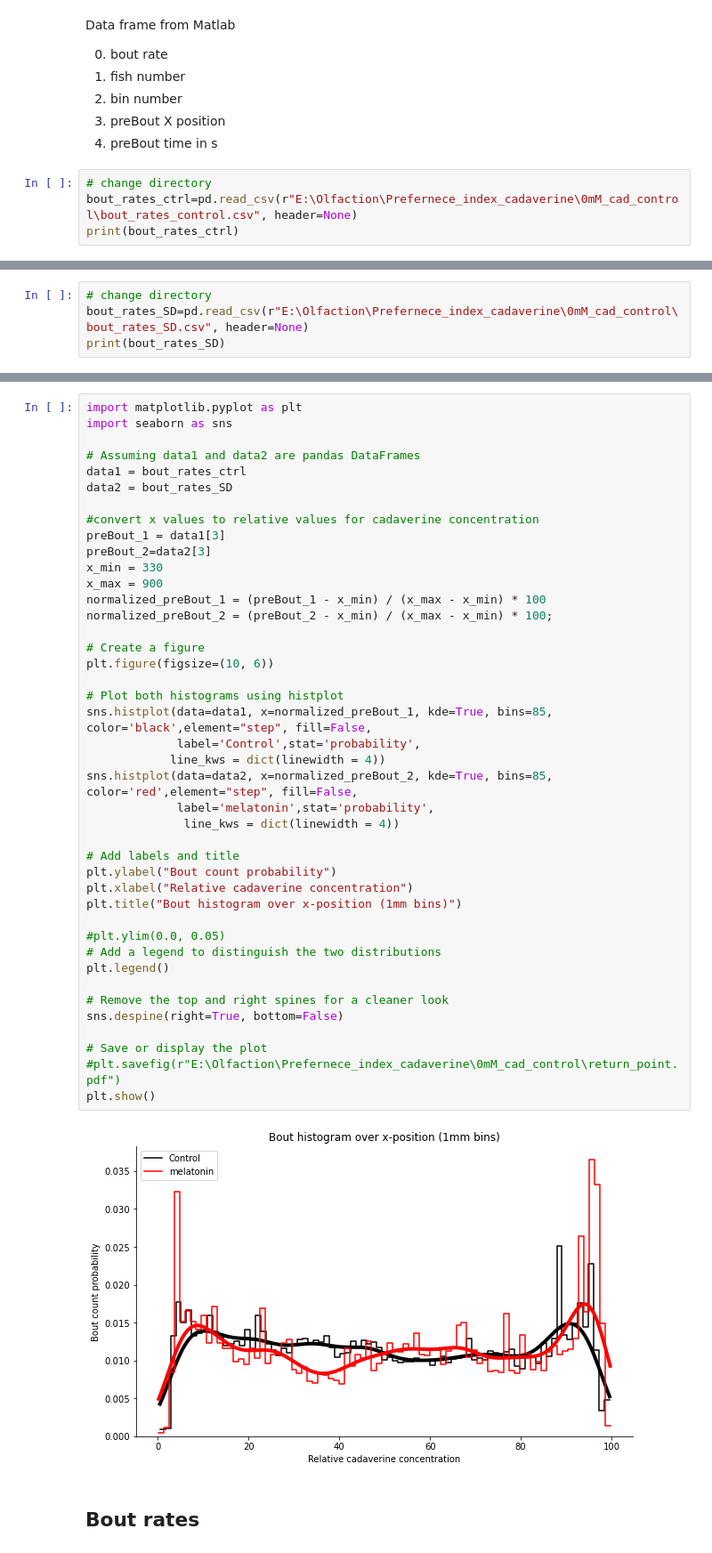
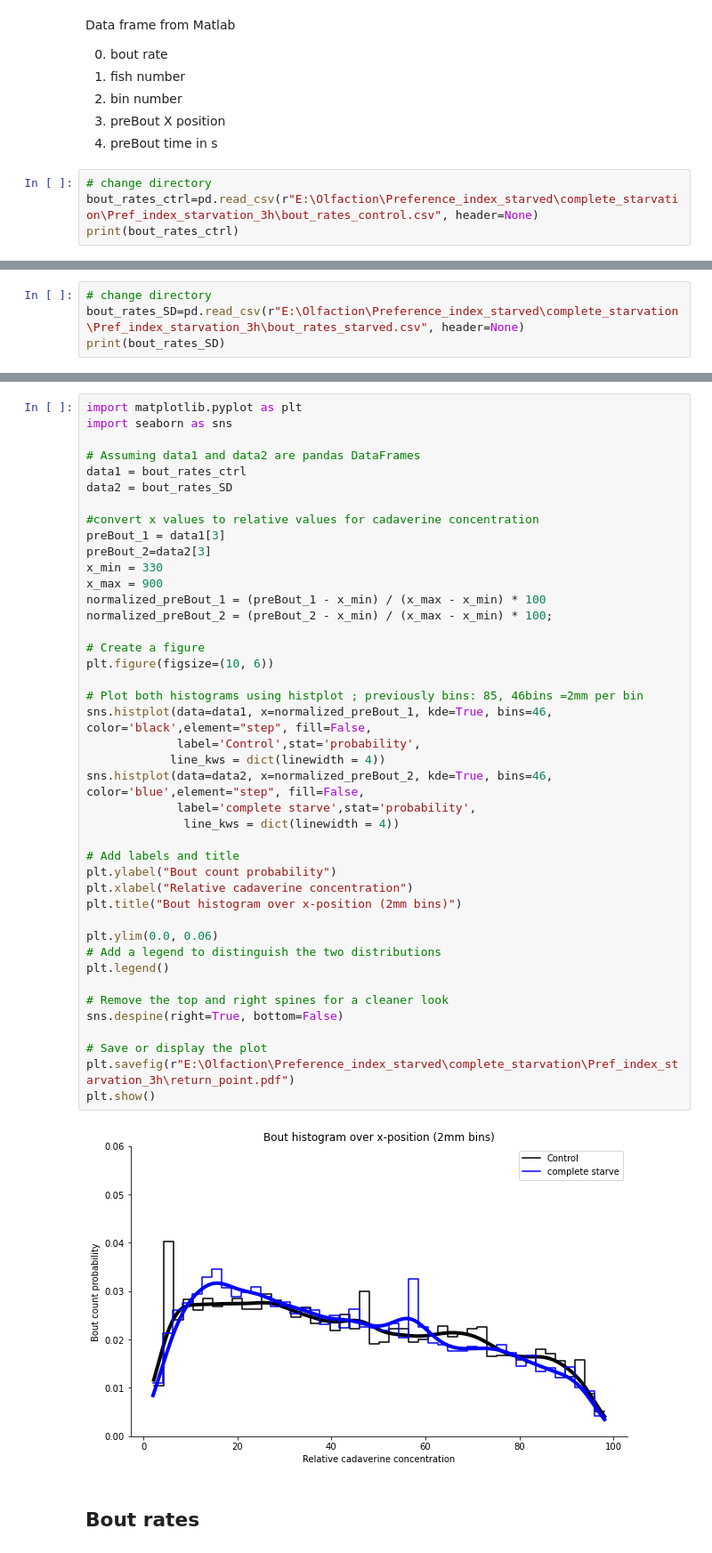
Before and after one commit to PaulaPflitsch/SleepPaper_code2023, a Jupyter notebook: Avoidance_analysis/Odor_sleep_data_oct2024.ipynb, the cells around one changed output, grey strips where cells are left out. Shown at 89% size. Drawn from its saved outputs; the diff is of its cells as text.

Commit message:
updated bout rates and return points

```diff
--- a/Avoidance_analysis/Odor_sleep_data_oct2024.ipynb
+++ b/Avoidance_analysis/Odor_sleep_data_oct2024.ipynb
@@ -26,6 +26,6 @@ Data frame from Matlab
 4. preBout time in s
 # %%
 # change directory
-bout_rates_ctrl=pd.read_csv(r"E:\Olfaction\Prefernece_index_cadaverine\0mM_cad_control\bout_rates_control.csv", header=None)
+bout_rates_ctrl=pd.read_csv(r"E:\Olfaction\Preference_index_starved\complete_starvation\Pref_index_starvation_3h\bout_rates_control.csv", header=None)
 print(bout_rates_ctrl)
 # %% [output]
@@ -46,6 +46,6 @@ print(bout_rates_ctrl)
 # %%
 # change directory
-bout_rates_SD=pd.read_csv(r"E:\Olfaction\Prefernece_index_cadaverine\0mM_cad_control\bout_rates_SD.csv", header=None)
+bout_rates_SD=pd.read_csv(r"E:\Olfaction\Preference_index_starved\complete_starvation\Pref_index_starvation_3h\bout_rates_starved.csv", header=None)
 print(bout_rates_SD)
 # %% [output]
               0   1   2        3        4
@@ -71,41 +71,41 @@ data1 = bout_rates_ctrl
 data2 = bout_rates_SD
 
 #convert x values to relative values for cadaverine concentration
 preBout_1 = data1[3]
 preBout_2=data2[3]
 x_min = 330
 x_max = 900
 normalized_preBout_1 = (preBout_1 - x_min) / (x_max - x_min) * 100
 normalized_preBout_2 = (preBout_2 - x_min) / (x_max - x_min) * 100;
 
 # Create a figure
 plt.figure(figsize=(10, 6))
 
-# Plot both histograms using histplot
-sns.histplot(data=data1, x=normalized_preBout_1, kde=True, bins=85,  color='black',element="step", fill=False,
+# Plot both histograms using histplot ; previously bins: 85, 46bins =2mm per bin
+sns.histplot(data=data1, x=normalized_preBout_1, kde=True, bins=46,  color='black',element="step", fill=False,
              label='Control',stat='probability',
             line_kws = dict(linewidth = 4))
-sns.histplot(data=data2, x=normalized_preBout_2, kde=True, bins=85, color='red',element="step", fill=False,
-             label='melatonin',stat='probability',
+sns.histplot(data=data2, x=normalized_preBout_2, kde=True, bins=46, color='blue',element="step", fill=False,
+             label='complete starve',stat='probability',
               line_kws = dict(linewidth = 4))
 
 # Add labels and title
 plt.ylabel("Bout count probability")
 plt.xlabel("Relative cadaverine concentration")
-plt.title("Bout histogram over x-position (1mm bins)")
+plt.title("Bout histogram over x-position (2mm bins)")
 
-#plt.ylim(0.0, 0.05)
+plt.ylim(0.0, 0.06)
 # Add a legend to distinguish the two distributions
 plt.legend()
 
 # Remove the top and right spines for a cleaner look
 sns.despine(right=True, bottom=False)
 
 # Save or display the plot
-#plt.savefig(r"E:\Olfaction\Prefernece_index_cadaverine\0mM_cad_control\return_point.pdf")
+plt.savefig(r"E:\Olfaction\Preference_index_starved\complete_starvation\Pref_index_starvation_3h\return_point.pdf")
 plt.show()
 # %% [output]
-[figure, old version]
+[figure, new version]
 # %% [markdown]
 ## Bout rates
 # %% [markdown]
```
Also changed, not shown: parts of 11 cells of this notebook.
